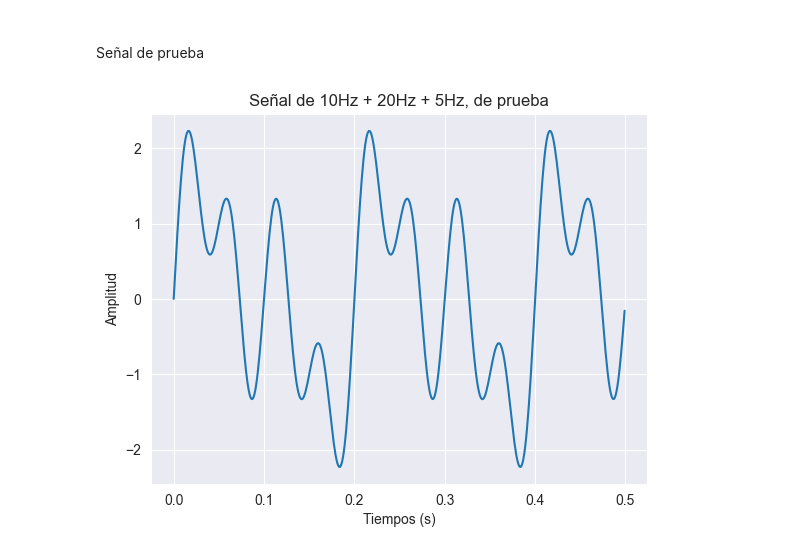
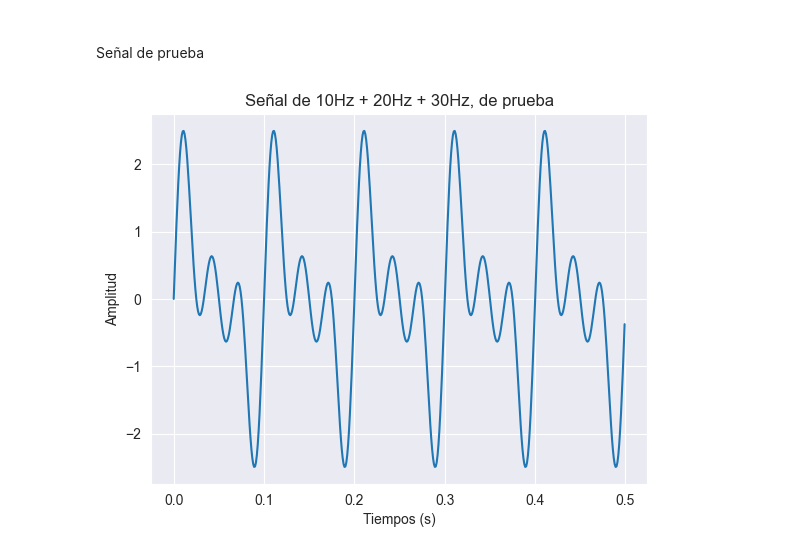
Before and after one commit to consuelorojas/Tesis, a Jupyter notebook: Notebooks/STFT_ahora_siquesi.ipynb, the cells around one changed output. Cells and saved outputs as stored; diff of their text form; code cells hidden in the pictures.

```diff
--- a/Notebooks/STFT_ahora_siquesi.ipynb
+++ b/Notebooks/STFT_ahora_siquesi.ipynb
@@ -17,22 +18,22 @@ Señal de prueba
 # %%
 freq1 = 10
 freq2 = 20
-freq3 = 5
+freq3 = 30
 
 sig10hz = np.sin(2*np.pi*freq1*np.arange(0,10,0.001))
 sig20hz = np.sin(2*np.pi*freq2*np.arange(0,10,0.001))
-sig5hz = np.sin(2*np.pi*freq3*np.arange(0,10,0.001))
+sig30hz  = np.sin(2*np.pi*freq3*np.arange(0,10,0.001))
 
 time =  np.linspace(0,10,10000)
 
-sig = sig10hz + sig20hz + sig5hz
+sig = sig10hz + sig20hz + sig30hz
 # %%
 plt.plot(time[:500],sig[:500])
 plt.xlabel('Tiempos (s)')
 plt.ylabel('Amplitud')
-plt.title('Señal de 10Hz + 20Hz + 5Hz, de prueba')
+plt.title('Señal de 10Hz + 20Hz + 30Hz, de prueba')
 plt.show()
 
 #ceros: en 0.6325, 1.3825, cada vez que sin(5hz) se va a cero
 # %% [output]
-[figure, old version]
+[figure, new version]
```
Also changed, not shown: parts of 16 cells of this notebook.
